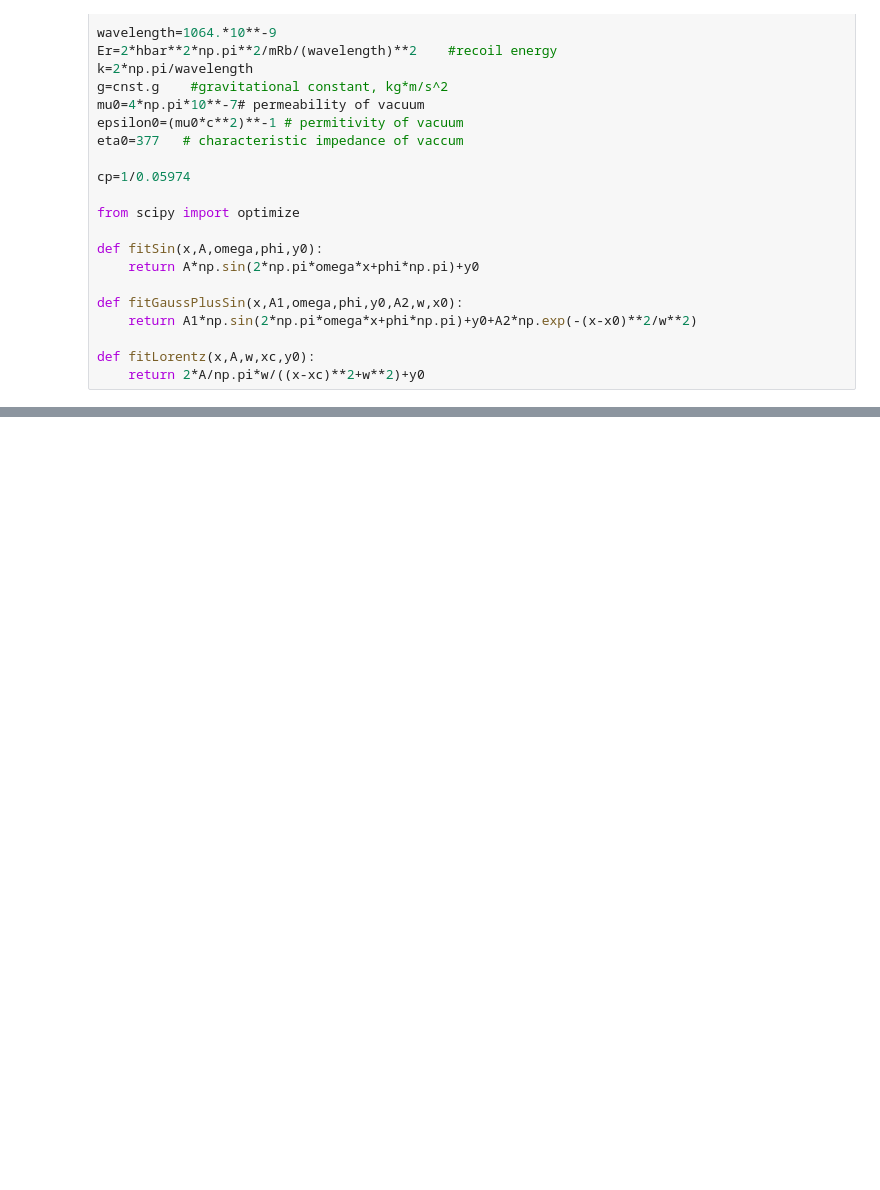
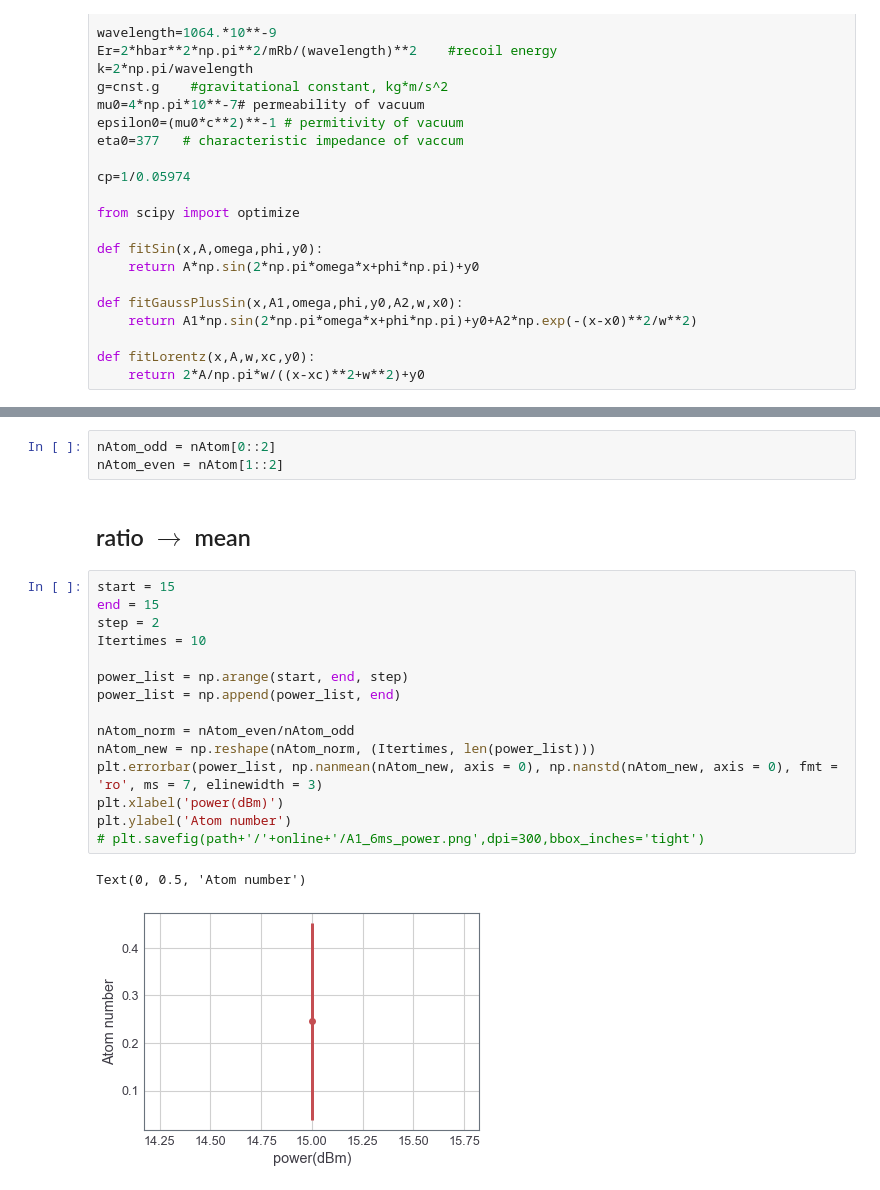
Before and after one commit to Meng-Xiang-Rui/Atom-cluster, a Jupyter notebook: Number_of_Atoms.ipynb, the cells around one changed output, grey strips where cells are left out. Saved outputs shown, nothing was run; the diff lists cells and outputs as text; blank space fills up the shorter version.

```diff
--- a/Number_of_Atoms.ipynb
+++ b/Number_of_Atoms.ipynb
@@ -276,0 +285,23 @@ valid=135
+# %%
+nAtom_odd = nAtom[0::2]
+nAtom_even = nAtom[1::2]
+# %% [markdown]
+## ratio $\rightarrow$ mean
+# %%
+start = 15
+end = 15
+step = 2
+Itertimes = 10
+
+power_list = np.arange(start, end, step)
+power_list = np.append(power_list, end)
+
+nAtom_norm = nAtom_even/nAtom_odd
+nAtom_new = np.reshape(nAtom_norm, (Itertimes, len(power_list)))
+plt.errorbar(power_list, np.nanmean(nAtom_new, axis = 0), np.nanstd(nAtom_new, axis = 0), fmt = 'ro', ms = 7, elinewidth = 3)
+plt.xlabel('power(dBm)')
+plt.ylabel('Atom number')
+# plt.savefig(path+'/'+online+'/A1_6ms_power.png',dpi=300,bbox_inches='tight')
+# %% [output]
+Text(0, 0.5, 'Atom number')
+[figure, added]
```
Also changed, not shown: parts of 11 cells of this notebook, 6 other files.
